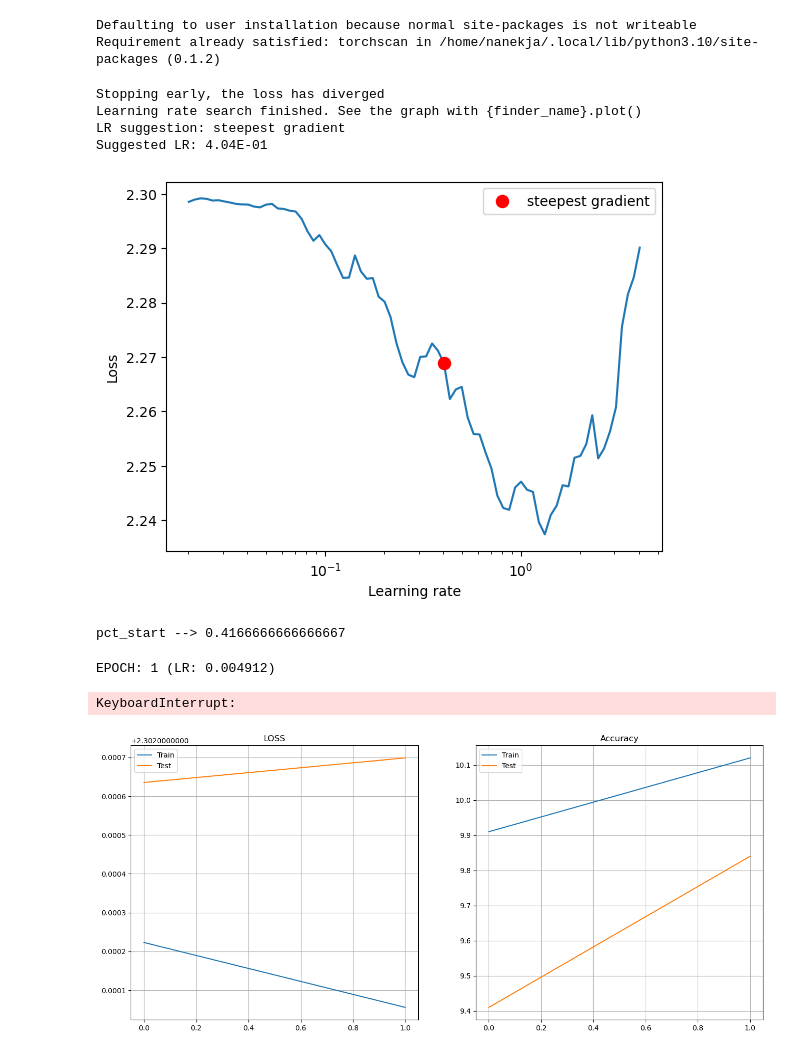
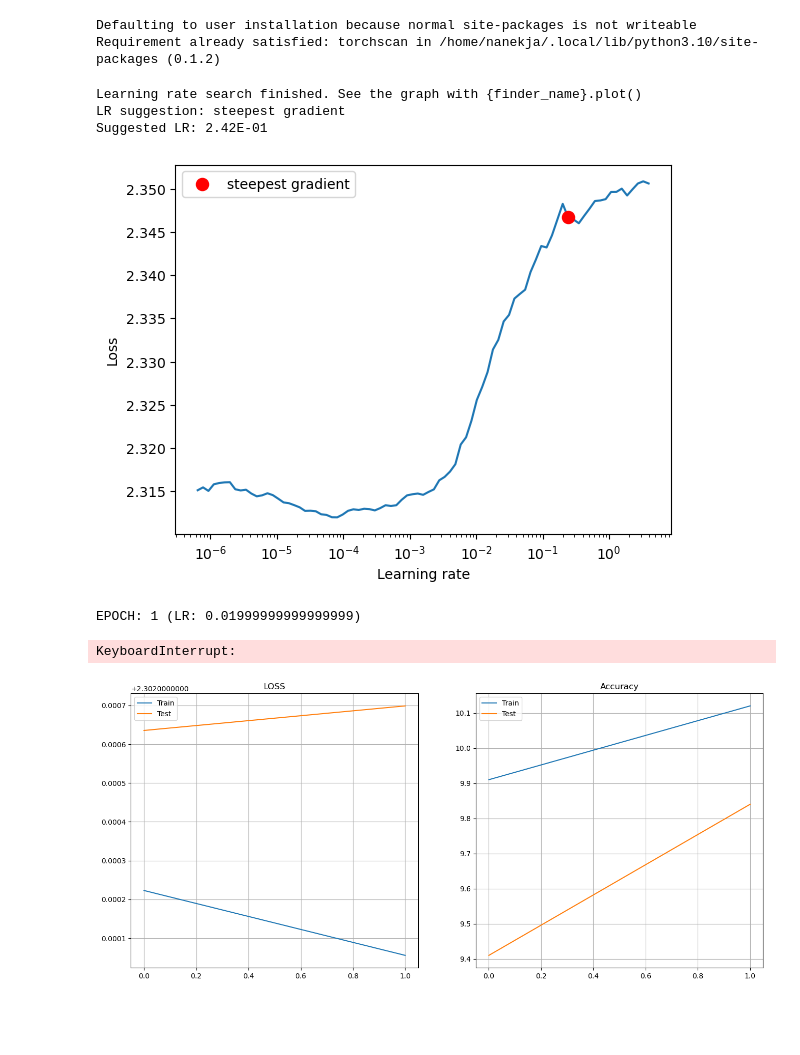
Before and after one commit to nanekja/tsai, a Jupyter notebook: ERA10/trails/s10.ipynb, the cells around one changed output. Drawn from its saved outputs; the diff is of its cells as text; code cells hidden in the pictures; blank space fills up the shorter version.

```diff
--- a/ERA10/trails/s10.ipynb
+++ b/ERA10/trails/s10.ipynb
@@ -106,37 +107,33 @@ from torchscan import summary
 Defaulting to user installation because normal site-packages is not writeable
 Requirement already satisfied: torchscan in /home/nanekja/.local/lib/python3.10/site-packages (0.1.2)
 # %%
+lrmax=0.05
 criterion = nn.CrossEntropyLoss()
-optimizer = optim.Adam(model.parameters(), lr=1e-7, weight_decay=1e-2)
+#optimizer = optim.Adam(model.parameters(), lr=1e-7, weight_decay=1e-2)
+optimizer = optim.Adam(model.parameters(), lr=lrmax)
 #optimizer = optim.SGD(model.parameters(), lr=0.01, momentum=0.9)
 #scheduler = StepLR(optimizer, step_size=1, gamma=0.1)
 
 utils.find_lr(model, optimizer, criterion, transform.train_loader)
 # %% [output]
-Stopping early, the loss has diverged
 Learning rate search finished. See the graph with {finder_name}.plot()
 LR suggestion: steepest gradient
-Suggested LR: 4.04E-01
+Suggested LR: 2.42E-01
-[figure, old version]
+[figure, new version]
 # %%
 #Train again with one cycle policy now
-epochs = 24
-steps_per_epoch = len(transform.train_loader)
-total_steps = epochs * len(transform.train_loader)
+EPOCHS = 24
+max_epoch=5
 
-pct_start = (10*steps_per_epoch)/total_steps
-#print(f'pct_start --> {pct_start}')
-scheduler = OneCycleLR(optimizer,max_lr= 0.04912,
-                       steps_per_epoch=steps_per_epoch,epochs=epochs,
-                       pct_start=pct_start,div_factor=10,final_div_factor=10,verbose=False)
+#scheduler = OneCycleLR(optimizer,max_lr= 0.2, steps_per_epoch=steps_per_epoch,epochs=epochs, pct_start=pct_start,div_factor=10,final_div_factor=10,verbose=False)
+
+scheduler = OneCycleLR(optimizer=optimizer, max_lr=lrmax, epochs=EPOCHS, steps_per_epoch=len(transform.trainloader), pct_start=max_epoch/EPOCHS, div_factor=10)
-# %% [output]
-pct_start --> 0.4166666666666667
 # %%
-EPOCHS = 2
+EPOCHS = 10
 
 net, history = main.fit_model(model, device, transform.train_loader, transform.test_loader, optimizer, criterion, scheduler, EPOCHS)
 # %% [output]
-EPOCH: 1 (LR: 0.004912)
+EPOCH: 1 (LR: 0.01999999999999999)
 KeyboardInterrupt:
 # %%
 utils.result_graphs(history)
```
Also changed, not shown: parts of 4 cells of this notebook.
